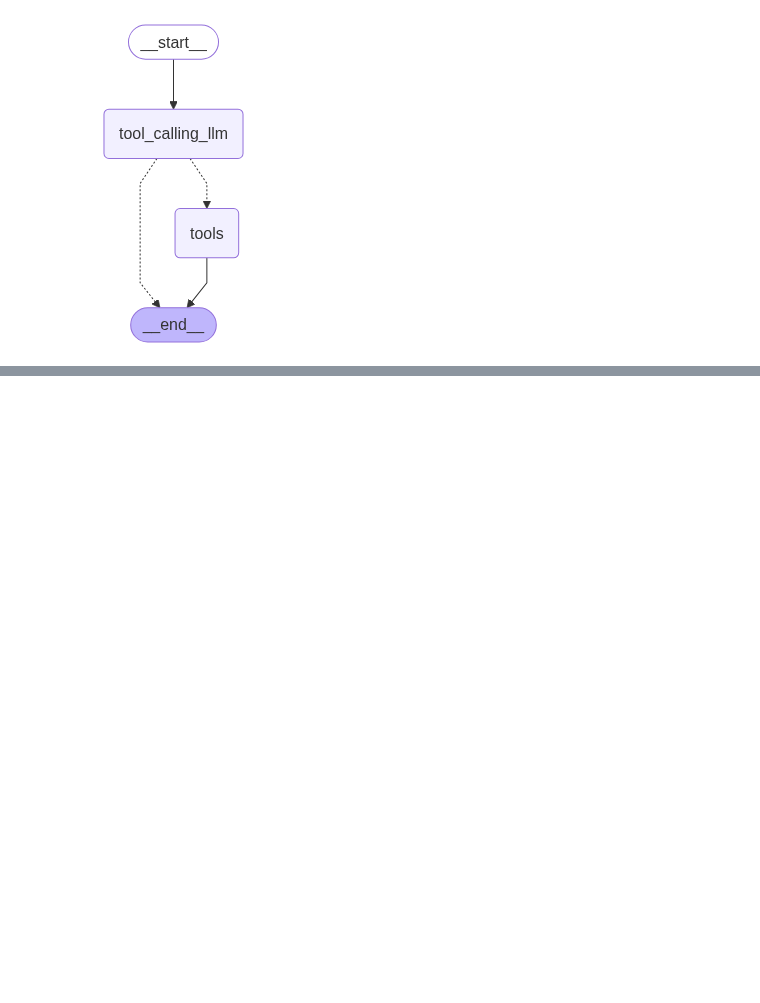
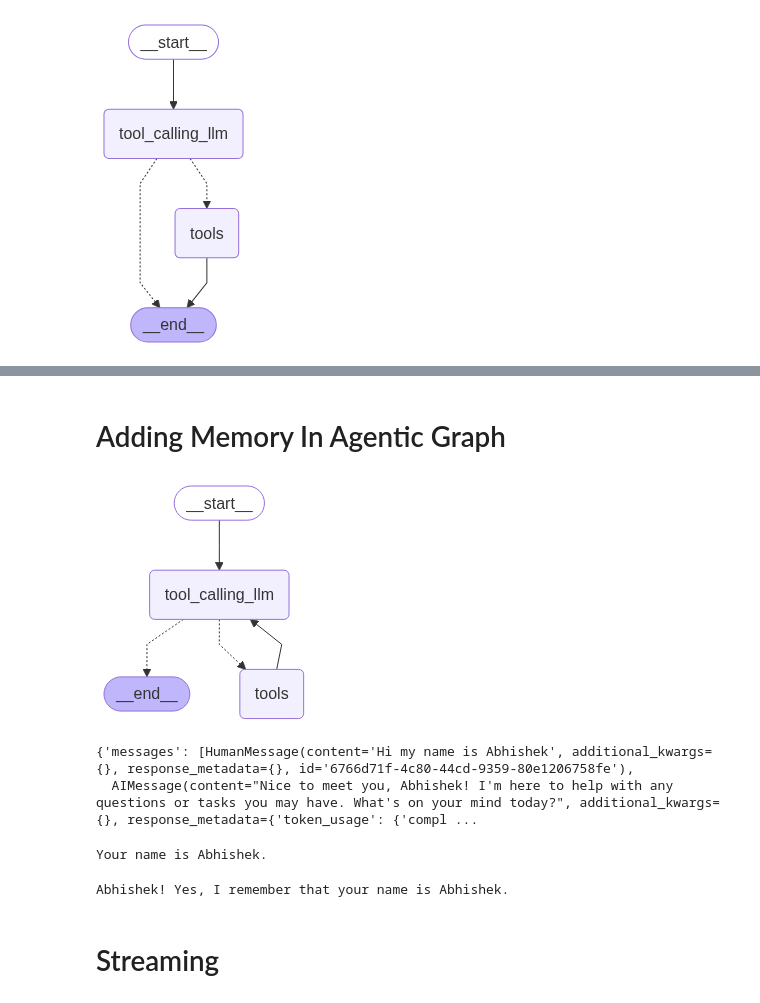
Before and after one commit to AbhishekDand/llm_crashcourse, a Jupyter notebook: 1-Basic Chatbot/1-basicchatbot.ipynb, the cells around one changed output, grey strips where cells are left out. Cells and saved outputs as stored; diff of their text form; code cells hidden in the pictures; blank space fills up the shorter version.

Commit message:
Humanfeebdack

```diff
--- a/1-Basic Chatbot/1-basicchatbot.ipynb
+++ b/1-Basic Chatbot/1-basicchatbot.ipynb
@@ -206,0 +263,60 @@ Name: multiply
+# %% [markdown]
+# Adding Memory In Agentic Graph
+# %%
+## Stategraph
+from langgraph.graph import StateGraph,START,END
+from langgraph.prebuilt import ToolNode
+from langgraph.prebuilt import tools_condition
+from langgraph.checkpoint.memory import MemorySaver
+
+memory = MemorySaver()
+
+## Node definition
+def tool_calling_llm(state:State):
+    return {"messages":[llm_with_tool.invoke(state["messages"])]}
+
+## Grpah
+builder=StateGraph(State)
+builder.add_node("tool_calling_llm",tool_calling_llm)
+builder.add_node("tools",ToolNode(tools))
+
+## Add Edges
+builder.add_edge(START, "tool_calling_llm")
+builder.add_conditional_edges(
+    "tool_calling_llm",
+    # If the latest message (result) from assistant is a tool call -> tools_condition routes to tools
+    # If the latest message (result) from assistant is a not a tool call -> tools_condition routes to END
+    tools_condition
+)
+builder.add_edge("tools","tool_calling_llm")
+
+## compile the graph
+graph=builder.compile(checkpointer=memory)
+
+from IPython.display import Image, display
+display(Image(graph.get_graph().draw_mermaid_png()))
+# %% [output]
+[figure, added]
+# %%
+config={"configurable":{"thread_id":"1"}}
+
+response=graph.invoke({"messages":"Hi my name is Abhishek"},config=config)
+
+response
+# %% [output]
+{'messages': [HumanMessage(content='Hi my name is Abhishek', additional_kwargs={}, response_metadata={}, id='6766d71f-4c80-44cd-9359-80e1206758fe'),
+  AIMessage(content="Nice to meet you, Abhishek! I'm here to help with any questions or tasks you may have. What's on your mind today?", additional_kwargs={}, response_metadata={'token_usage': {'compl ...
+# %%
+response=graph.invoke({"messages":"Hey what is my name"},config=config)
+
+print(response['messages'][-1].content)
+# %% [output]
+Your name is Abhishek.
+# %%
+response=graph.invoke({"messages":"Hey do you remeber my name"},config=config)
+
+print(response['messages'][-1].content)
+# %% [output]
+Abhishek! Yes, I remember that your name is Abhishek.
+# %% [markdown]
+# Streaming
```
Also changed, not shown: parts of 19 cells of this notebook, 4 other files.
